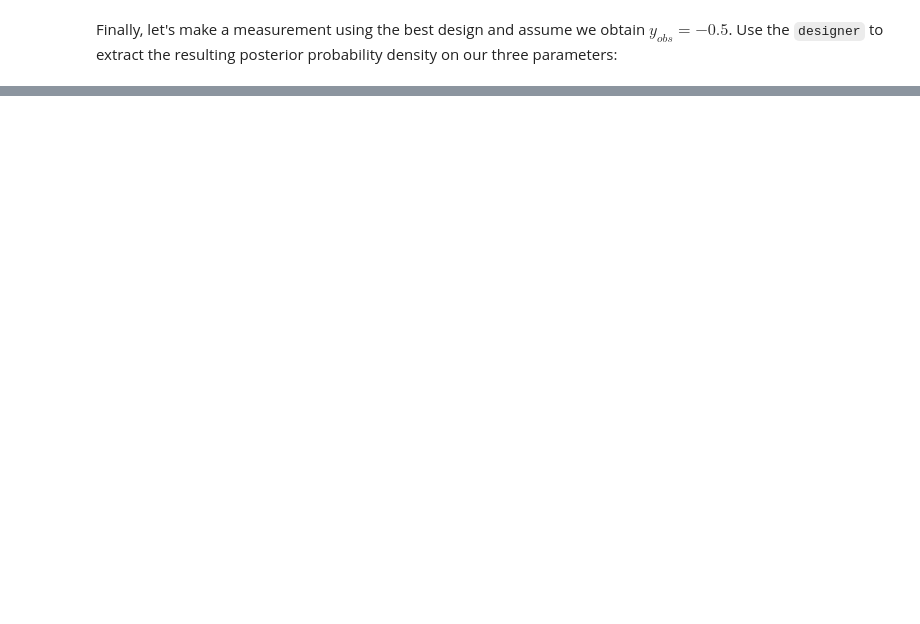
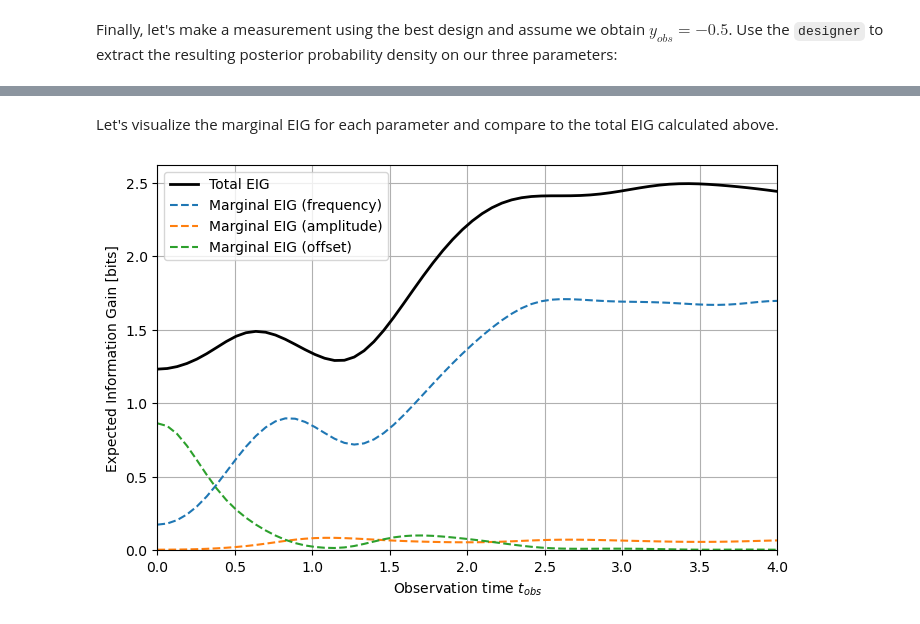
Before and after one commit to dkirkby/bayesdesign, a Jupyter notebook: examples/MultiParameter.ipynb, the cells around one changed output, grey strips where cells are left out. Saved outputs shown, nothing was run; the diff lists cells and outputs as text; code cells hidden in the pictures; blank space fills up the shorter version.

Commit message:
Added a couple cells for calculateMarginalEIG

```diff
--- a/examples/MultiParameter.ipynb
+++ b/examples/MultiParameter.ipynb
@@ -80,0 +94,23 @@ cornerPlot(post, params);
+# %%
+# marginal EIG for frequency
+EIG_frequency = designer.calculateMarginalEIG("amplitude", "offset")
+
+# marginal EIG for amplitude
+EIG_amplitude = designer.calculateMarginalEIG("frequency", "offset")
+
+# marginal EIG for offset
+EIG_offset = designer.calculateMarginalEIG("amplitude", "frequency")
+# %% [markdown]
+Let's visualize the marginal EIG for each parameter and compare to the total EIG calculated above.
+# %%
+fig, ax = plt.subplots(figsize=(8, 5))
+ax.plot(designs.t_obs, designer.EIG, 'k-', lw=2, label='Total EIG')
+ax.plot(designs.t_obs, EIG_frequency, '--', label='Marginal EIG (frequency)')
+ax.plot(designs.t_obs, EIG_amplitude, '--', label='Marginal EIG (amplitude)')
+ax.plot(designs.t_obs, EIG_offset, '--', label='Marginal EIG (offset)')
+ax.set(xlabel='Observation time $t_{obs}$', xlim=designs.extent('t_obs'),
+       ylabel='Expected Information Gain [bits]', ylim=(0, None))
+ax.legend()
+ax.grid();
+# %% [output]
+[figure, added]
```
Also changed, not shown: parts of 8 cells of this notebook.
